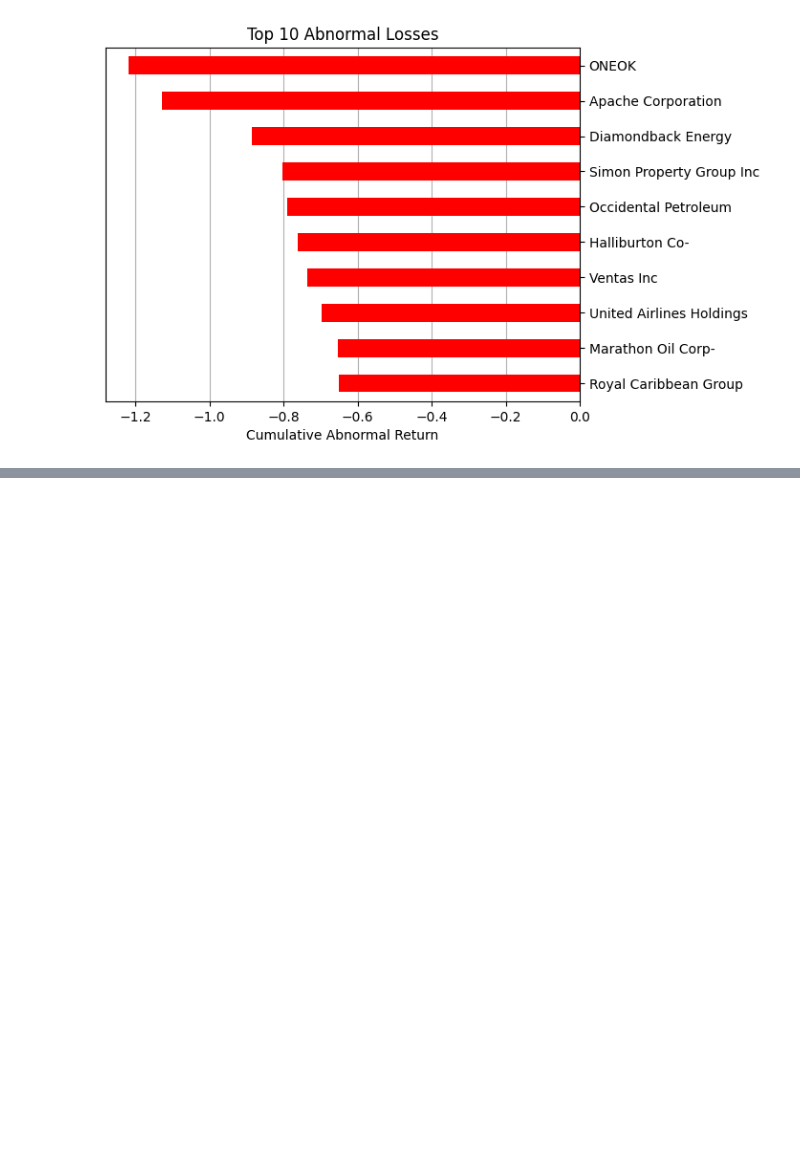
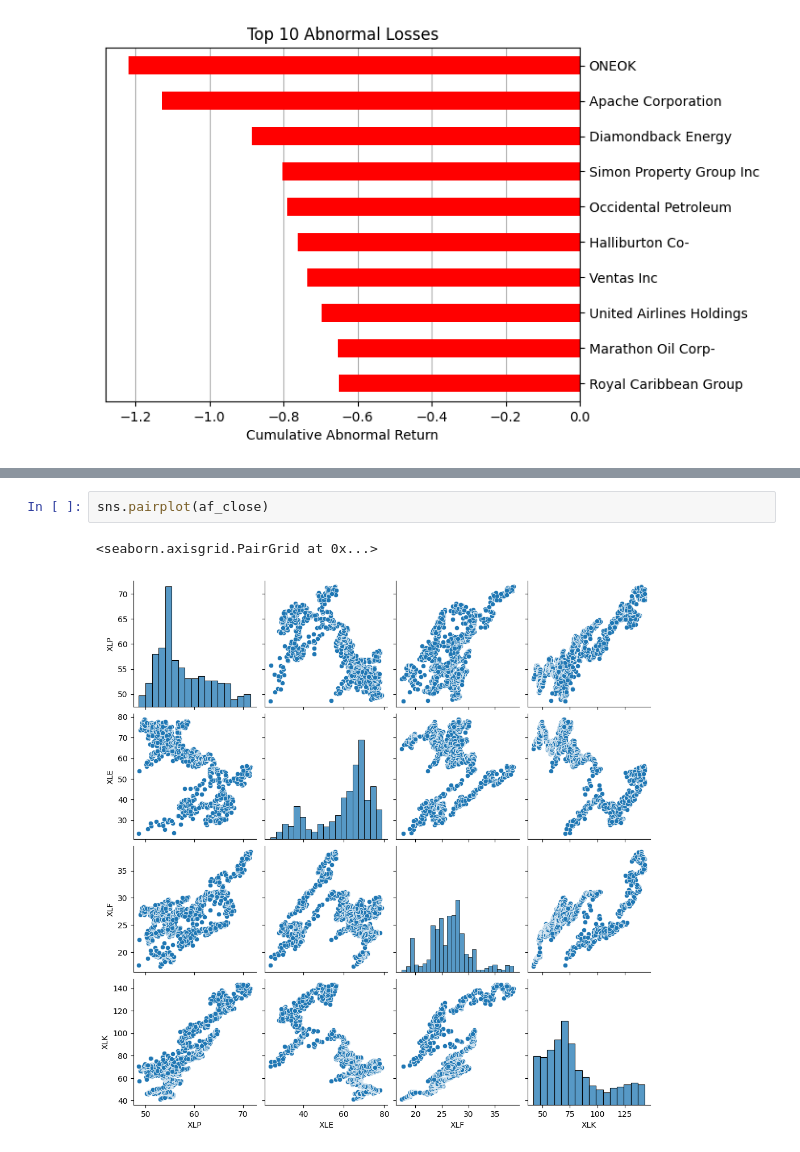
Before and after one commit to afatania09/capstone, a Jupyter notebook: Notebooks/Exploratory Data Analysis/S&P 500 abnormal gains and loss Covid.ipynb, the cells around one changed output, grey strips where cells are left out. Drawn from its saved outputs; the diff is of its cells as text; blank space fills up the shorter version.

```diff
--- a/Notebooks/Exploratory Data Analysis/S&P 500 abnormal gains and loss Covid.ipynb
+++ b/Notebooks/Exploratory Data Analysis/S&P 500 abnormal gains and loss Covid.ipynb
@@ -186,0 +300,5 @@ plt.gca().invert_yaxis()
+# %%
+sns.pairplot(af_close)
+# %% [output]
+<seaborn.axisgrid.PairGrid at 0x...>
+[figure, added]
```
Also changed, not shown: parts of 30 cells of this notebook, 4 other files.
